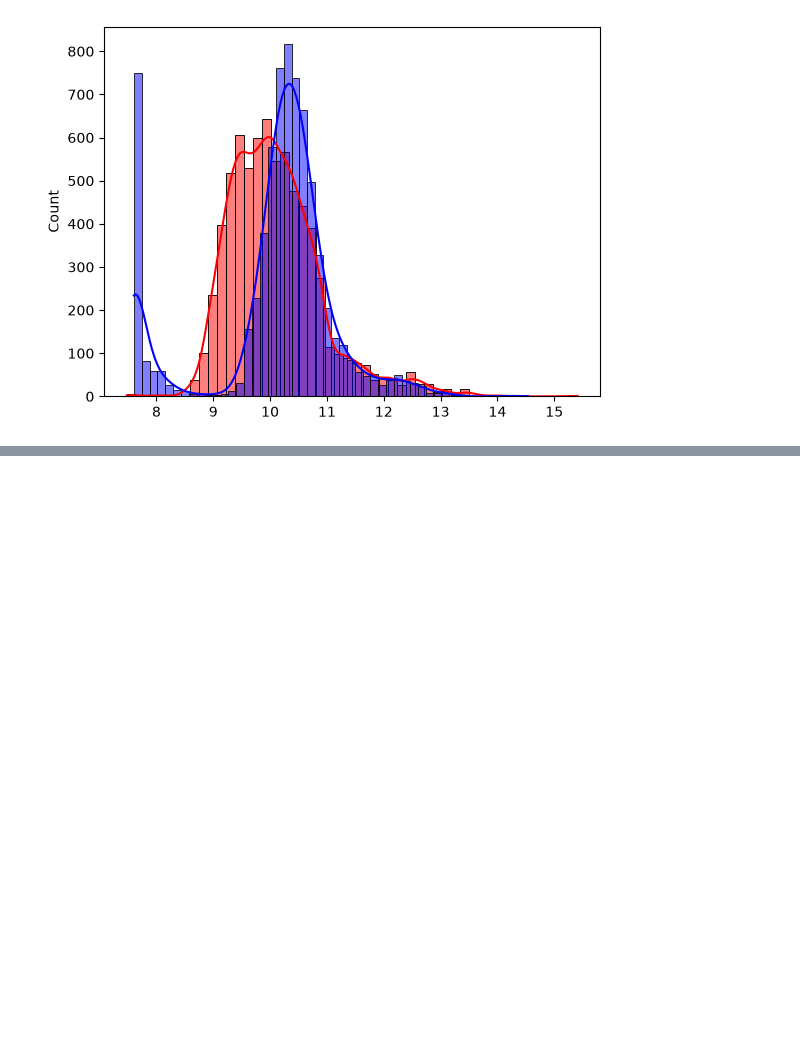
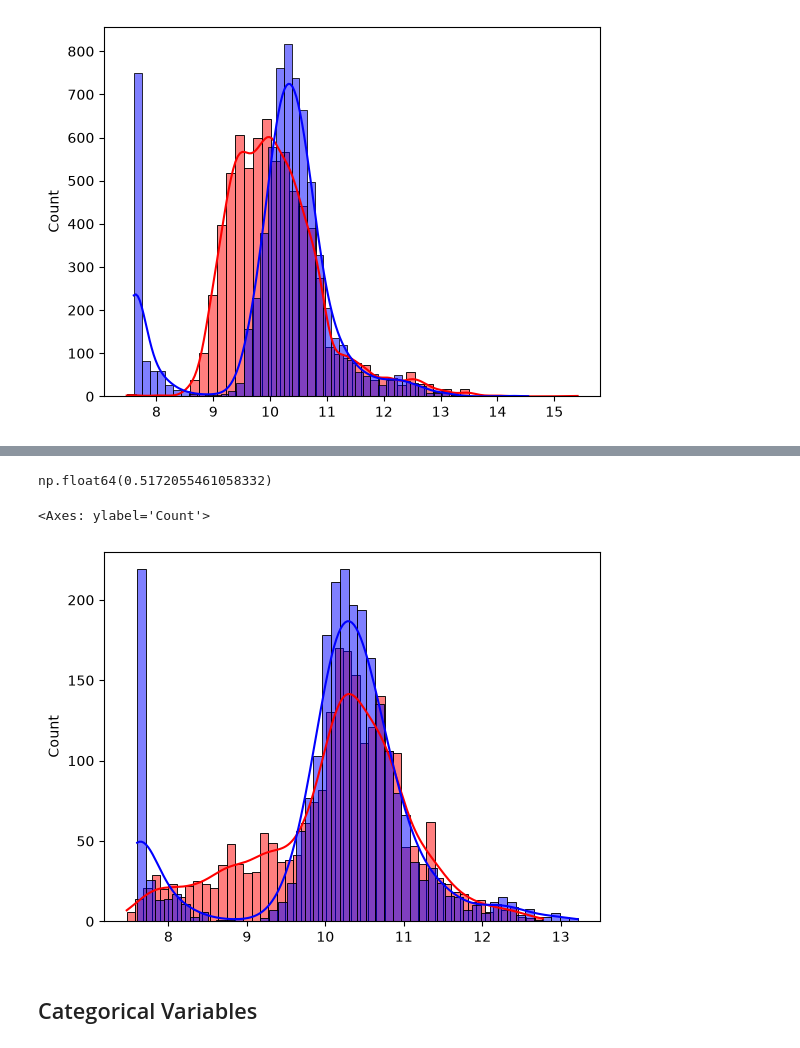
Before and after one commit to beebzee1722/ml_zoomcamp, a Jupyter notebook: 02-car_price/car_price.ipynb, the cells around one changed output, grey strips where cells are left out. Saved outputs shown, nothing was run; the diff lists cells and outputs as text; code cells hidden in the pictures; blank space fills up the shorter version.

```diff
--- a/02-car_price/car_price.ipynb
+++ b/02-car_price/car_price.ipynb
@@ -413,0 +428,9 @@ sns.histplot(y_train, color='blue', alpha=0.5, bins=50, kde=True)
+# %%
+# function to prepare the input matrix X for the linear regression model.
+# It takes in a dataframe df and returns a numpy array X containing the values
+# of the base features, with any missing values filled with 0.
+def prepare_X(df):
+    df_num = df[base_features]
+    df_num = df_num.fillna(0)
+    X = df_num.values
+    return X
@@ -413,0 +451,10 @@ sns.histplot(y_train, color='blue', alpha=0.5, bins=50, kde=True)
+# %%
+def prepare_X(df):
+    df = df.copy()
+    df['age'] = 2017 - df['year']
+    features = base_features + ['age']
+
+    df_num = df[features]
+    df_num = df_num.fillna(0)
+    X = df_num.values
+    return X
@@ -413,0 +475,21 @@ sns.histplot(y_train, color='blue', alpha=0.5, bins=50, kde=True)
+# %%
+# Prepare the training data
+X_train = prepare_X(df_train)
+w0, w = train_linear_regression(X_train, y_train)
+
+# Prepare the validation data
+x_val = prepare_X(df_val)
+y_pred = w0 + x_val.dot(w)
+
+rmse(y_val, y_pred)
+# %% [output]
+np.float64(0.5172055461058332)
+# %%
+# plot the predicted values against the actual values to see how well the model is performing.
+sns.histplot(y_pred, color='red', alpha=0.5, bins=50, kde=True)
+sns.histplot(y_val, color='blue', alpha=0.5, bins=50, kde=True)
+# %% [output]
+<Axes: ylabel='Count'>
+[figure, added]
+# %% [markdown]
+## Categorical Variables
```
Also changed, not shown: parts of 48 cells of this notebook.
